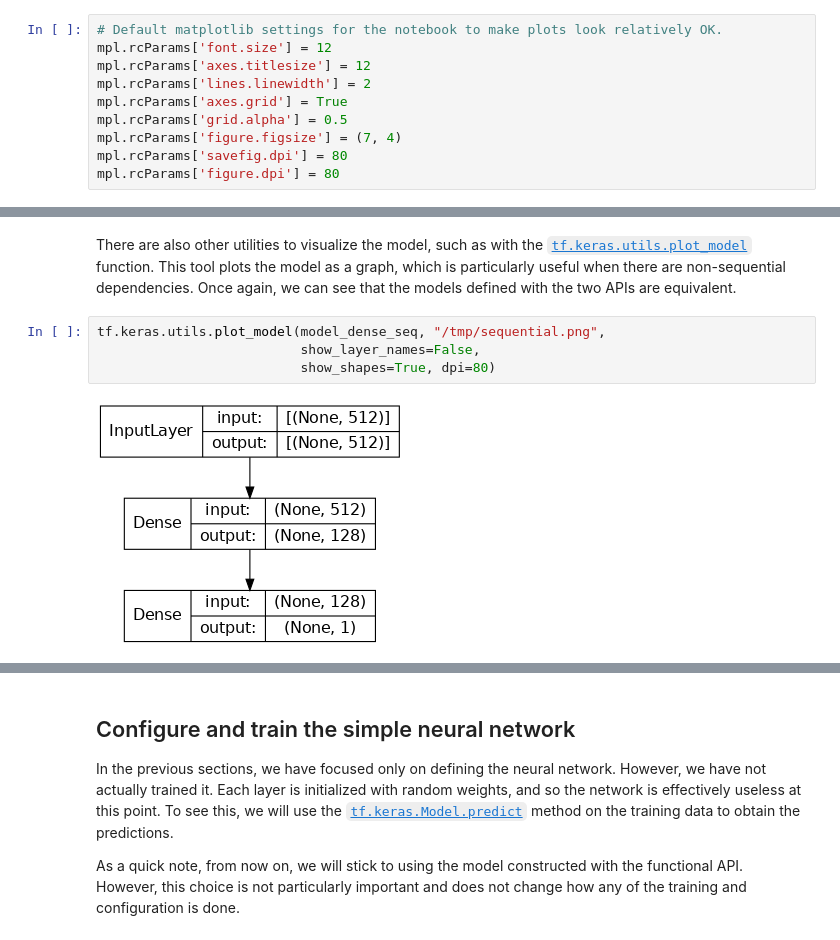
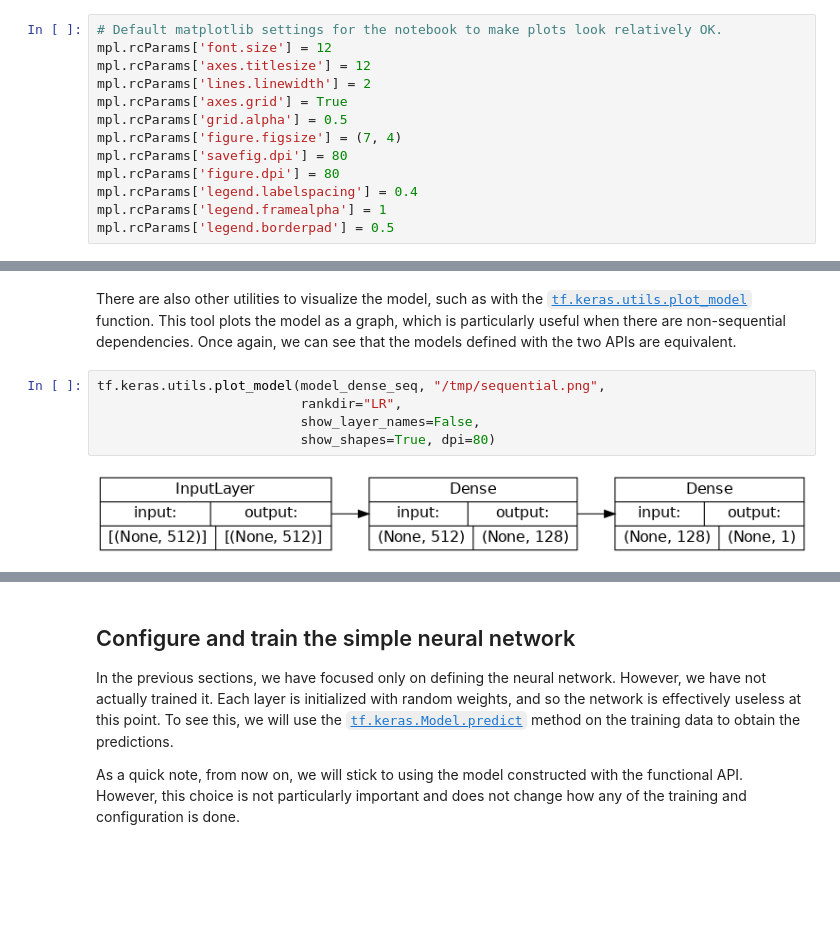
Before and after one commit to mark-r-anderson/NN-PSA-tutorial, a Jupyter notebook: classifier_training.ipynb, the cells around one changed output, grey strips where cells are left out. Saved outputs shown, nothing was run; the diff lists cells and outputs as text; blank space fills up the shorter version.

```diff
--- a/classifier_training.ipynb
+++ b/classifier_training.ipynb
@@ -26,6 +26,9 @@ mpl.rcParams['grid.alpha'] = 0.5
 mpl.rcParams['figure.figsize'] = (7, 4)
 mpl.rcParams['savefig.dpi'] = 80
 mpl.rcParams['figure.dpi'] = 80
+mpl.rcParams['legend.labelspacing'] = 0.4
+mpl.rcParams['legend.framealpha'] = 1
+mpl.rcParams['legend.borderpad'] = 0.5
 # %%
 # For reproducibility.
 np.random.seed(621959)
@@ -280,9 +283,10 @@ _______________________________________________________
 There are also other utilities to visualize the model, such as with the [`tf.keras.utils.plot_model`](https://www.tensorflow.org/api_docs/python/tf/keras/utils/plot_model) function. This tool plots the model as a graph, which is particularly useful when there are non-sequential dependencies. Once again, we can see that the models defined with the two APIs are equivalent.
 # %%
 tf.keras.utils.plot_model(model_dense_seq, "/tmp/sequential.png",
+                          rankdir="LR",
                           show_layer_names=False,
                           show_shapes=True, dpi=80)
 # %% [output]
-[figure, old version]
+[figure, new version]
 # %%
 tf.keras.utils.plot_model(model_dense_fun, "/tmp/functional.png",
```
Also changed, not shown: parts of 33 cells of this notebook.
